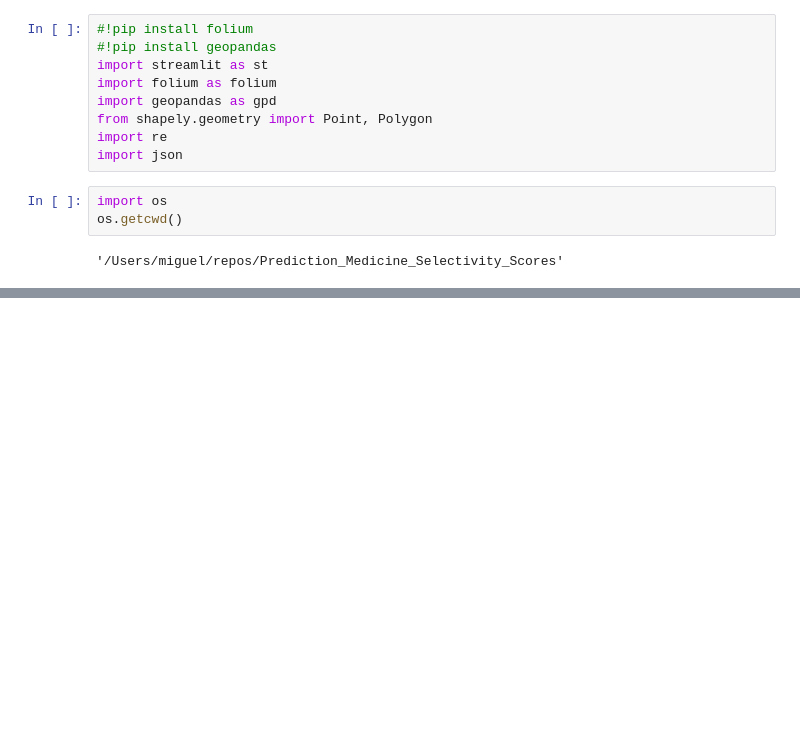
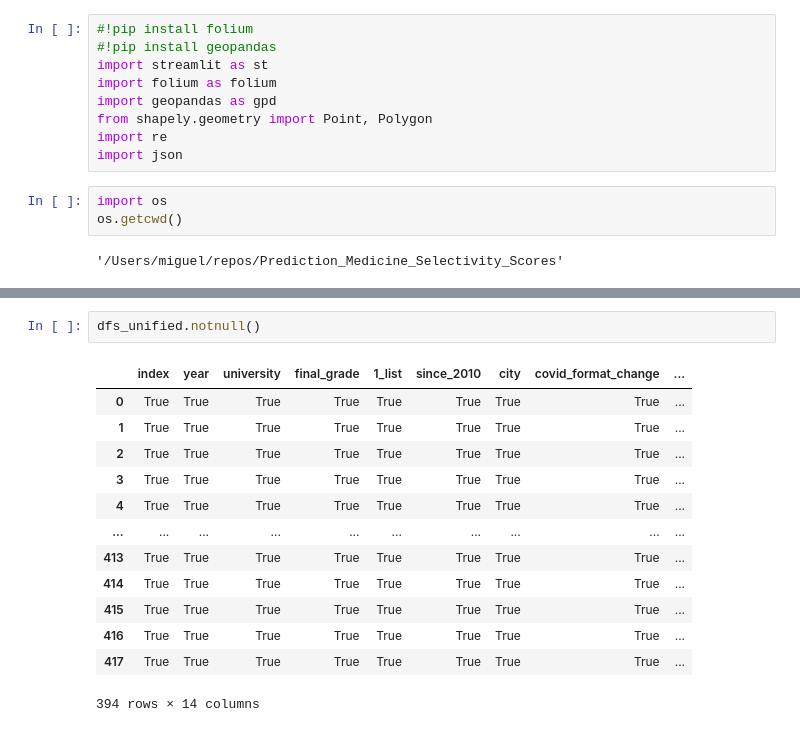
Before and after one commit to MiguelMonederoRubio/MasterDataScience_FinalProject_TFM, a Jupyter notebook: Prediction_Medicine_Selectivity_Scores.ipynb, the cells around one changed output, grey strips where cells are left out. Saved outputs shown, nothing was run; the diff lists cells and outputs as text; blank space fills up the shorter version.

```diff
--- a/Prediction_Medicine_Selectivity_Scores.ipynb
+++ b/Prediction_Medicine_Selectivity_Scores.ipynb
@@ -968,0 +1147,16 @@ prueba
+# %%
+dfs_unified.notnull()
+# %% [output]
+|  | index | year | university | final_grade | 1_list | since_2010 | city | covid_format_change | ... |
+| 0 | True | True | True | True | True | True | True | True | ... |
+| 1 | True | True | True | True | True | True | True | True | ... |
+| 2 | True | True | True | True | True | True | True | True | ... |
+| 3 | True | True | True | True | True | True | True | True | ... |
+| 4 | True | True | True | True | True | True | True | True | ... |
+| ... | ... | ... | ... | ... | ... | ... | ... | ... | ... |
+| 413 | True | True | True | True | True | True | True | True | ... |
+| 414 | True | True | True | True | True | True | True | True | ... |
+| 415 | True | True | True | True | True | True | True | True | ... |
+| 416 | True | True | True | True | True | True | True | True | ... |
+| 417 | True | True | True | True | True | True | True | True | ... |
+394 rows × 14 columns
```
Also changed, not shown: parts of 34 cells of this notebook, 3 other files.
